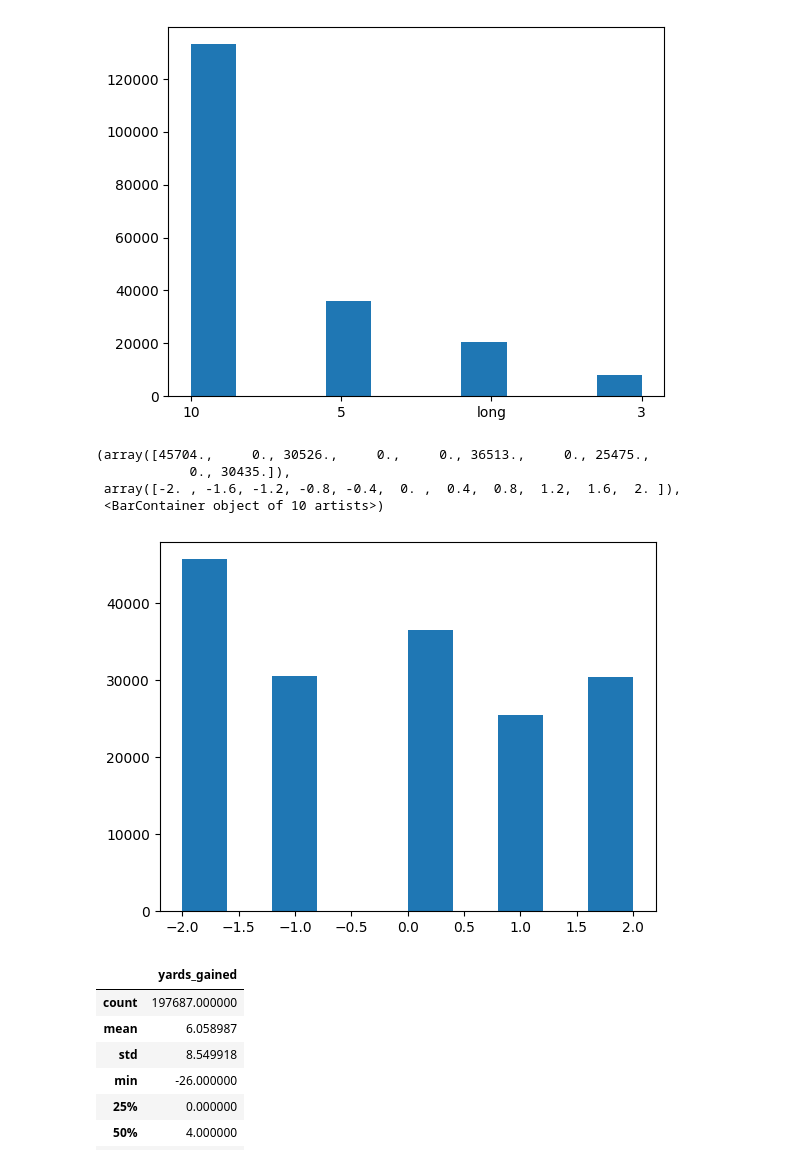
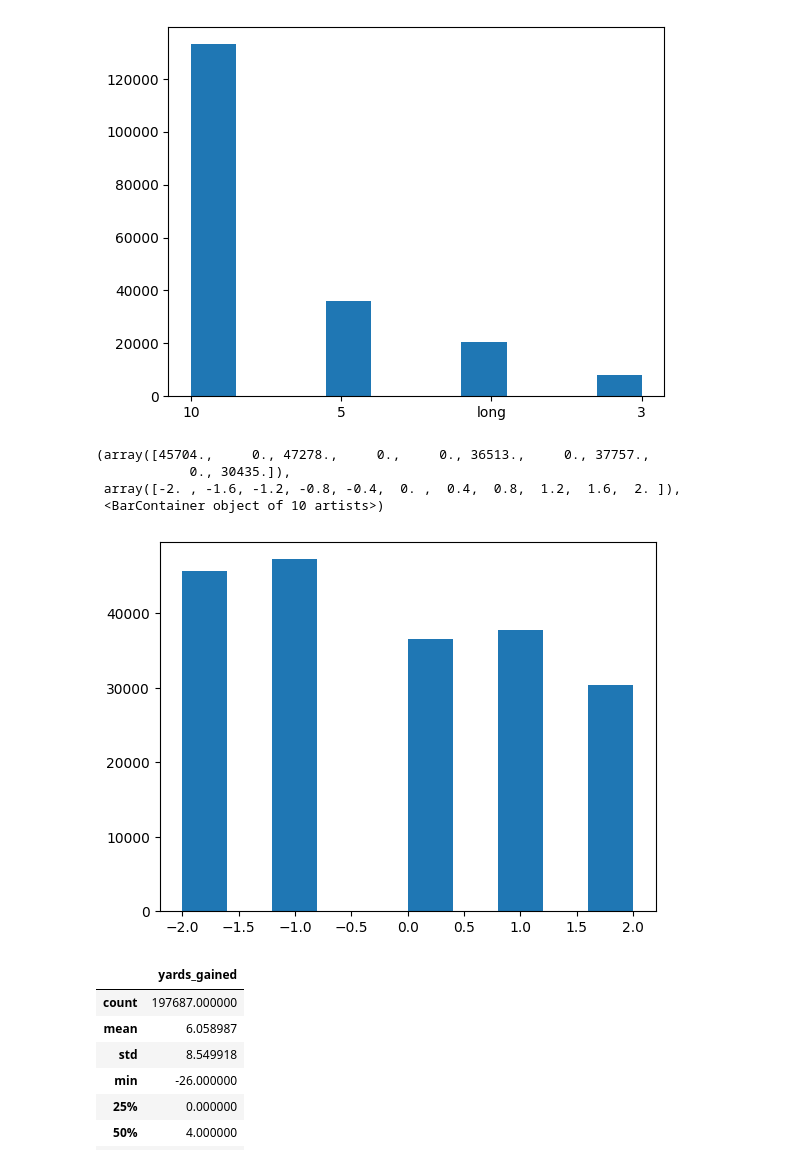
Before and after one commit to mchawla33/w210-capstone, a Jupyter notebook: notebooks/ContextualBandit.ipynb, the cells around one changed output. Saved outputs shown, nothing was run; the diff lists cells and outputs as text; code cells hidden in the pictures.

```diff
--- a/notebooks/ContextualBandit.ipynb
+++ b/notebooks/ContextualBandit.ipynb
@@ -234,27 +234,27 @@ plt.hist(df[['ydstogo_binned']])
 # %%
 def score_diff_possession(row):
     diff = row.score_differential
     if diff > 7:
         return 2
-    elif diff > 0 and diff < 7:
+    elif diff > 0 and diff <= 7:
         return 1
     elif diff == 0:
         return 0
-    elif diff < 0 and diff > -7:
+    elif diff < 0 and diff >= -7:
         return -1
     elif diff < -7:
         return -2
     else:
         return None
 
 df['poss_differential'] = df.apply(score_diff_possession, axis=1)
 plt.hist(df.poss_differential)
 # %% [output]
-(array([45704.,     0., 30526.,     0.,     0., 36513.,     0., 25475.,
+(array([45704.,     0., 47278.,     0.,     0., 36513.,     0., 37757.,
             0., 30435.]),
  array([-2. , -1.6, -1.2, -0.8, -0.4,  0. ,  0.4,  0.8,  1.2,  1.6,  2. ]),
  <BarContainer object of 10 artists>)
-[figure, old version]
+[figure, new version]
 # %%
 df[['yards_gained']].describe()
 # %% [output]
```
Also changed, not shown: parts of 4 cells of this notebook, 2 other files.
